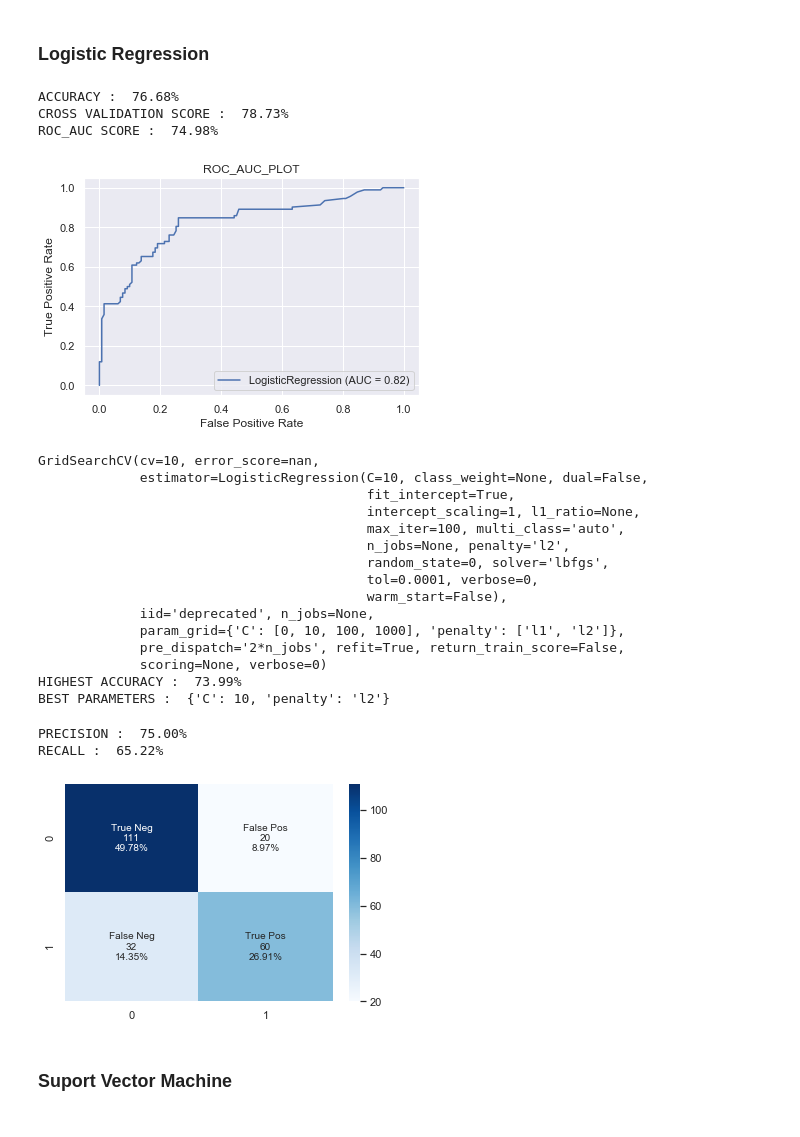
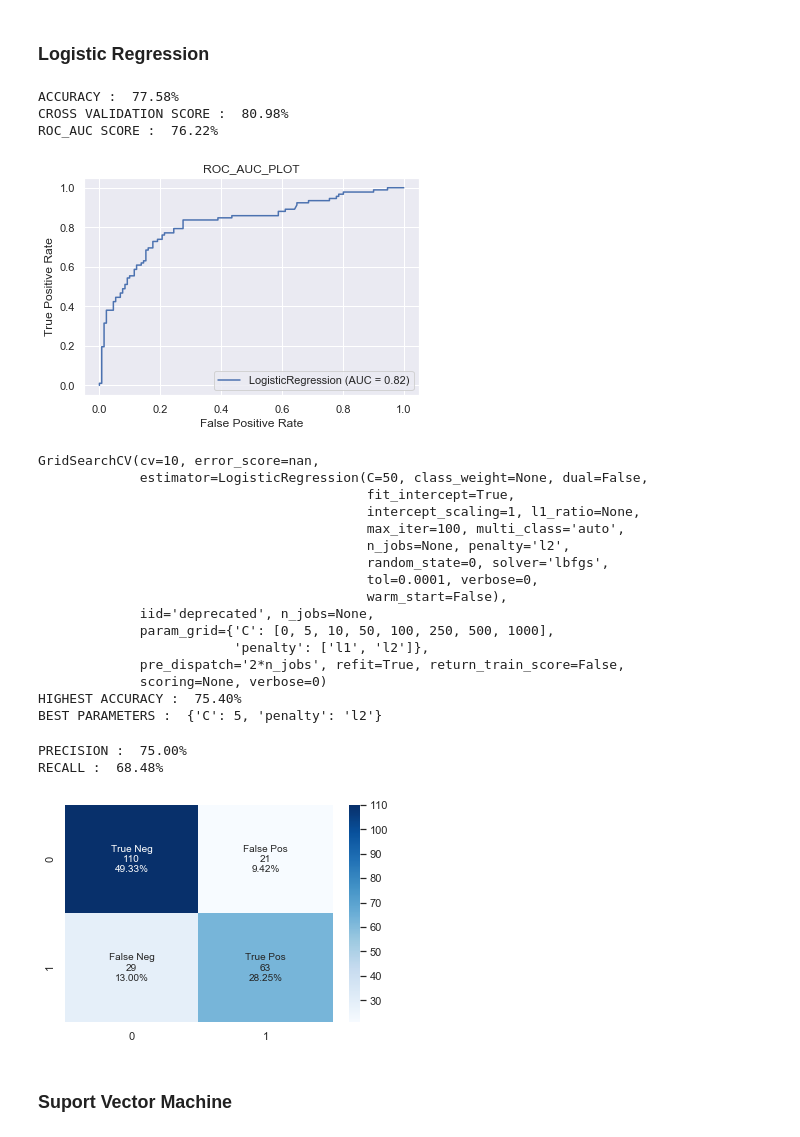
Before and after one commit to gammath-team/kaggle-team, a Jupyter notebook: TITATIC/notebooks/TITANIC-SURVIVAL-USING-KNN.ipynb, the cells around one changed output. Drawn from its saved outputs; the diff is of its cells as text; code cells hidden in the pictures.

```diff
--- a/TITATIC/notebooks/TITANIC SURVIVAL USING KNN.ipynb
+++ b/TITATIC/notebooks/TITANIC-SURVIVAL-USING-KNN.ipynb
@@ -66,7 +64,7 @@ from sklearn.model_selection import GridSearchCV
 from sklearn.preprocessing import StandardScaler
 pd.options.display.float_format = '{:.2f}'.format
 # %%
-train = pd.read_csv('train.csv')
+train = pd.read_csv('../datasets/train.csv')
 print(train.shape)
 train.describe()
 # %% [output]
@@ -336,3 +313,11 @@ Name: Name, dtype: int64
+# %%
+# Modificación del encoding de los nombres
+
+get_initials(train,'Name')
+auxdf = train['Name'].value_counts().to_frame().reset_index()
+dictio = dict(zip(auxdf.iloc[:,0].tolist(), auxdf.index.tolist()))
+
+train['Name'] = train['Name'].apply(lambda x: dictio[x])
 # %% [markdown]
 ### INITIALS & AGE
 # %%
@@ -366,10 +351,10 @@ plt.show()
 # %% [markdown]
 ### SURVIVAL vs INITIALS
 # %%
-train['Name'] = le.inverse_transform(train['Name'])
-plt.subplots(figsize = (15,5))
-sns.countplot('Name',data = train,hue = 'Survived')
-plt.xlabel('Initials')
-plt.title('SURVIVAL vs INITIALS')
-plt.legend()
-plt.show()
+# train['Name'] = le.inverse_transform(train['Name'])
+# plt.subplots(figsize = (15,5))
+# sns.countplot('Name',data = train,hue = 'Survived')
+# plt.xlabel('Initials')
+# plt.title('SURVIVAL vs INITIALS')
+# plt.legend()
+# plt.show()
@@ -383,6 +366,7 @@ train['Sex'] = le.fit_transform(train['Sex'])
 embarked = {0:'S',1:'C',2:'Q'}
 train['Embarked'] = train['Embarked'].fillna('Q')
 train['Embarked'] = le.fit_transform(train['Embarked'])
+train['is_child'] = train.Age.apply(lambda x: 1 if x < 9 else 0)
 # %%
 plt.subplots(figsize = (15,5))
 sns.heatmap(train.corr(),cmap = 'RdBu',cbar = True,annot = True)
@@ -501,23 +486,23 @@ def grid_search_cv(classifier,hyperparameters):
 # %%
 from sklearn.linear_model import LogisticRegression
 
-classifier_lr = LogisticRegression(random_state = 0, C=10, penalty= 'l2')
+classifier_lr = LogisticRegression(random_state = 0, C=5, penalty= 'l2')
 model(classifier_lr)
 # %% [output]
-ACCURACY :  76.68%
-CROSS VALIDATION SCORE :  78.73%
-ROC_AUC SCORE :  74.98%
+ACCURACY :  77.58%
+CROSS VALIDATION SCORE :  80.98%
+ROC_AUC SCORE :  76.22%
-[figure, old version]
+[figure, new version]
 # %%
 hyperparameters = {
                     'penalty':['l1', 'l2'],
-                    'C':[0,10,100,1000]
+                    'C':[0,5,10,50,100,250,500,1000]
                   }
 
 grid_search_cv(classifier_lr,hyperparameters)
 # %% [output]
 GridSearchCV(cv=10, error_score=nan,
-             estimator=LogisticRegression(C=10, class_weight=None, dual=False,
+             estimator=LogisticRegression(C=50, class_weight=None, dual=False,
                                           fit_intercept=True,
                                           intercept_scaling=1, l1_ratio=None,
                                           max_iter=100, multi_class='auto',
@@ -526,17 +511,18 @@ GridSearchCV(cv=10, error_score=nan,
                                           tol=0.0001, verbose=0,
                                           warm_start=False),
              iid='deprecated', n_jobs=None,
-             param_grid={'C': [0, 10, 100, 1000], 'penalty': ['l1', 'l2']},
+             param_grid={'C': [0, 5, 10, 50, 100, 250, 500, 1000],
+                         'penalty': ['l1', 'l2']},
              pre_dispatch='2*n_jobs', refit=True, return_train_score=False,
              scoring=None, verbose=0)
-HIGHEST ACCURACY :  73.99%
-BEST PARAMETERS :  {'C': 10, 'penalty': 'l2'}
+HIGHEST ACCURACY :  75.40%
+BEST PARAMETERS :  {'C': 5, 'penalty': 'l2'}
 # %%
 model_evaluation(classifier_lr)
 # %% [output]
 PRECISION :  75.00%
-RECALL :  65.22%
+RECALL :  68.48%
-[figure, old version]
+[figure, new version]
 # %% [markdown]
 ### Suport Vector Machine
 # %%
```
Also changed, not shown: parts of 28 cells of this notebook, 1 other file.
